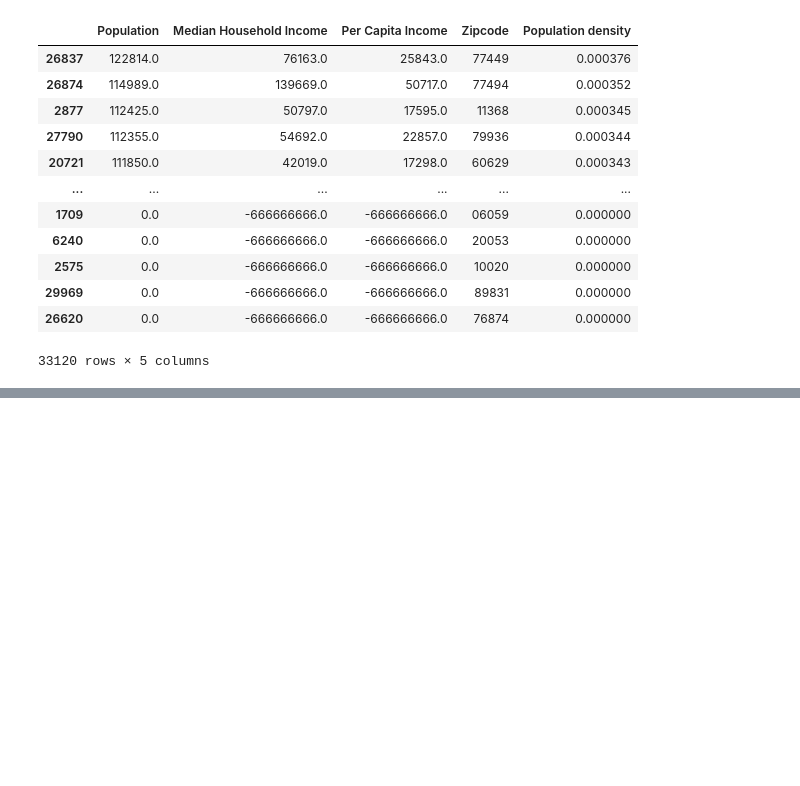
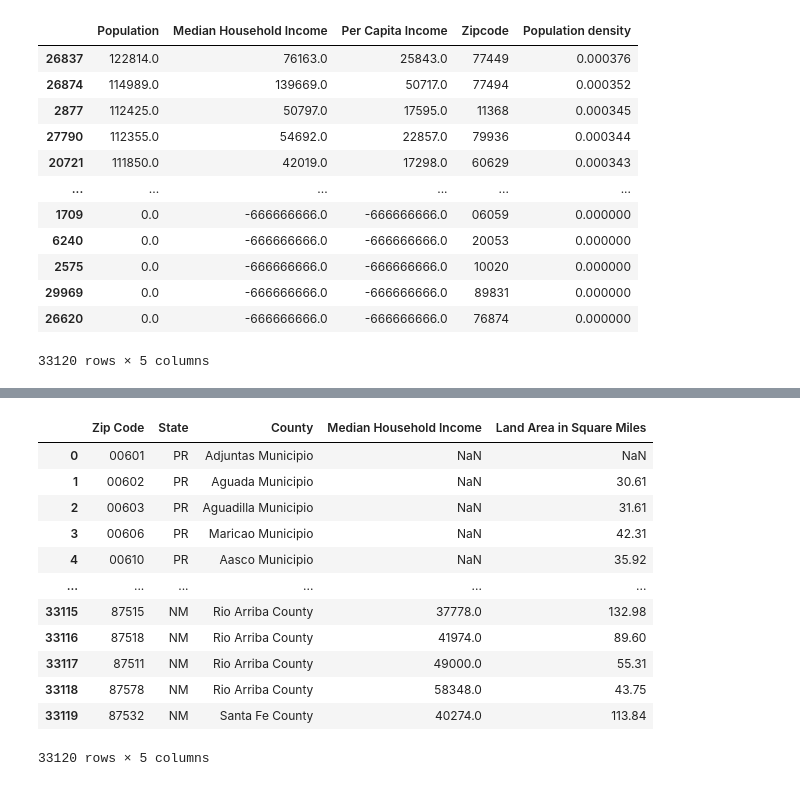
Before and after one commit to phantomsoul1/python-covid-challenge, a Jupyter notebook: JupyterNotebooks/Mike/Census Data.ipynb, the cells around one changed output, grey strips where cells are left out. Cells and saved outputs as stored; diff of their text form; code cells hidden in the pictures; blank space fills up the shorter version.

```diff
--- a/JupyterNotebooks/Mike/Census Data.ipynb
+++ b/JupyterNotebooks/Mike/Census Data.ipynb
@@ -124,0 +103,17 @@ age_groupings
+# %%
+#Census data is based on zipcode. We used SearchEngine website to add County & State data to all the zip codes found in the first search.
+state =[]
+county = []
+mhi = []
+la_sq_mile = []
+zipcode_list = []
+
+for z in census_pd["Zipcode"]:
+    search_zip = SearchEngine(simple_zipcode=True) # set simple_zipcode=False to use rich info database
+    zipcodes_all = search_zip.by_zipcode(z)
+    zipcode_dict = zipcodes_all.to_dict()
+    state.append(zipcode_dict["state"])
+    county.append(zipcode_dict["county"])
+    mhi.append(zipcode_dict["median_household_income"])
+    la_sq_mile.append(zipcode_dict["land_area_in_sqmi"])
+    zipcode_list.append(zipcode_dict["zipcode"])
@@ -124,0 +122,23 @@ age_groupings
+# %%
+#Created a new Dataframe with the County and State info.
+state_info = pd.DataFrame({"Zip Code":zipcode_list,
+                           "State":state,
+                          "County":county,
+                          "Median Household Income":mhi,
+                          "Land Area in Square Miles":la_sq_mile,
+                          })
+state_info
+# %% [output]
+|  | Zip Code | State | County | Median Household Income | Land Area in Square Miles |
+| 0 | 00601 | PR | Adjuntas Municipio | NaN | NaN |
+| 1 | 00602 | PR | Aguada Municipio | NaN | 30.61 |
+| 2 | 00603 | PR | Aguadilla Municipio | NaN | 31.61 |
+| 3 | 00606 | PR | Maricao Municipio | NaN | 42.31 |
+| 4 | 00610 | PR | Aasco Municipio | NaN | 35.92 |
+| ... | ... | ... | ... | ... | ... |
+| 33115 | 87515 | NM | Rio Arriba County | 37778.0 | 132.98 |
+| 33116 | 87518 | NM | Rio Arriba County | 41974.0 | 89.60 |
+| 33117 | 87511 | NM | Rio Arriba County | 49000.0 | 55.31 |
+| 33118 | 87578 | NM | Rio Arriba County | 58348.0 | 43.75 |
+| 33119 | 87532 | NM | Santa Fe County | 40274.0 | 113.84 |
+33120 rows × 5 columns
```
Also changed, not shown: parts of 14 cells of this notebook, 1 other file.
